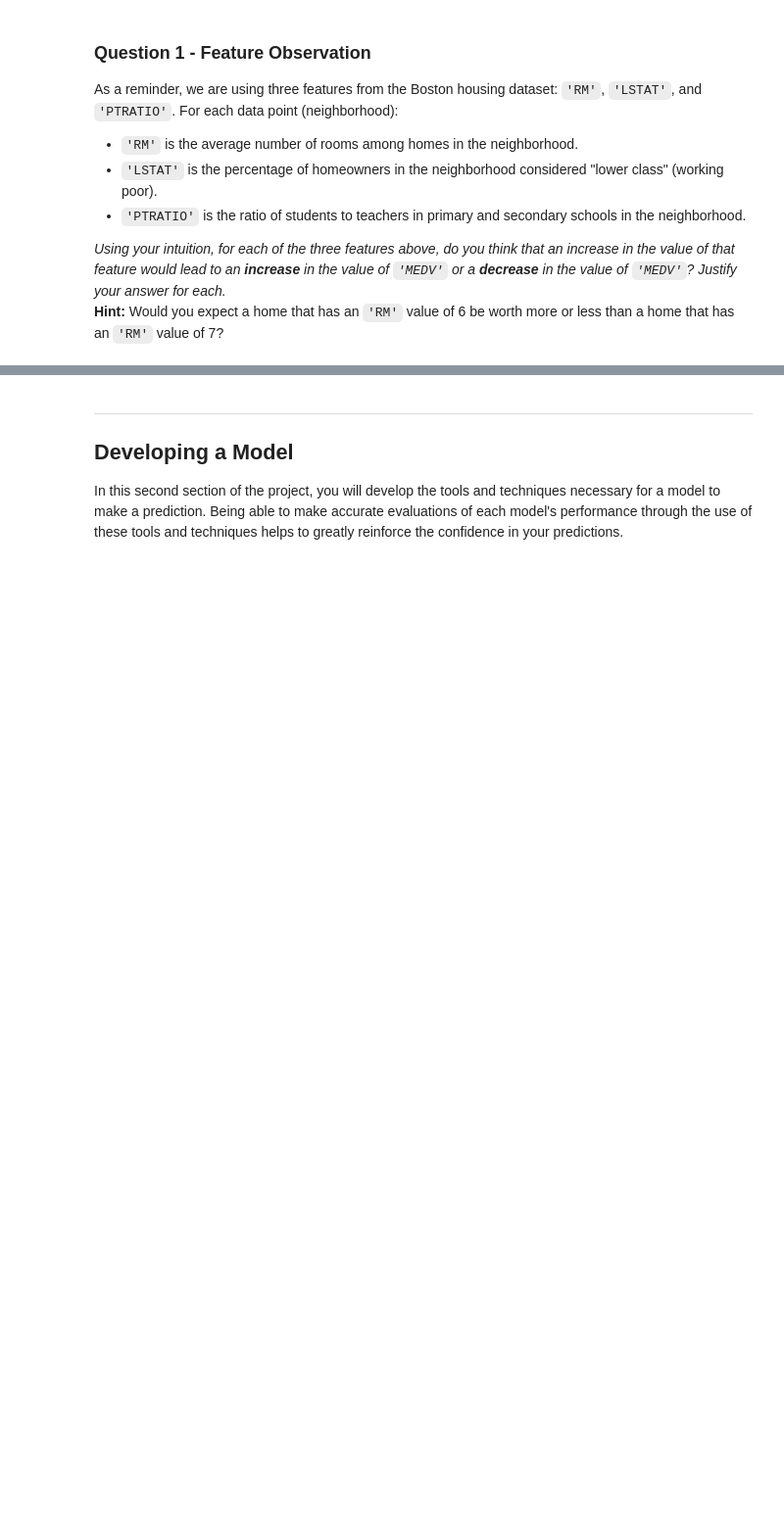
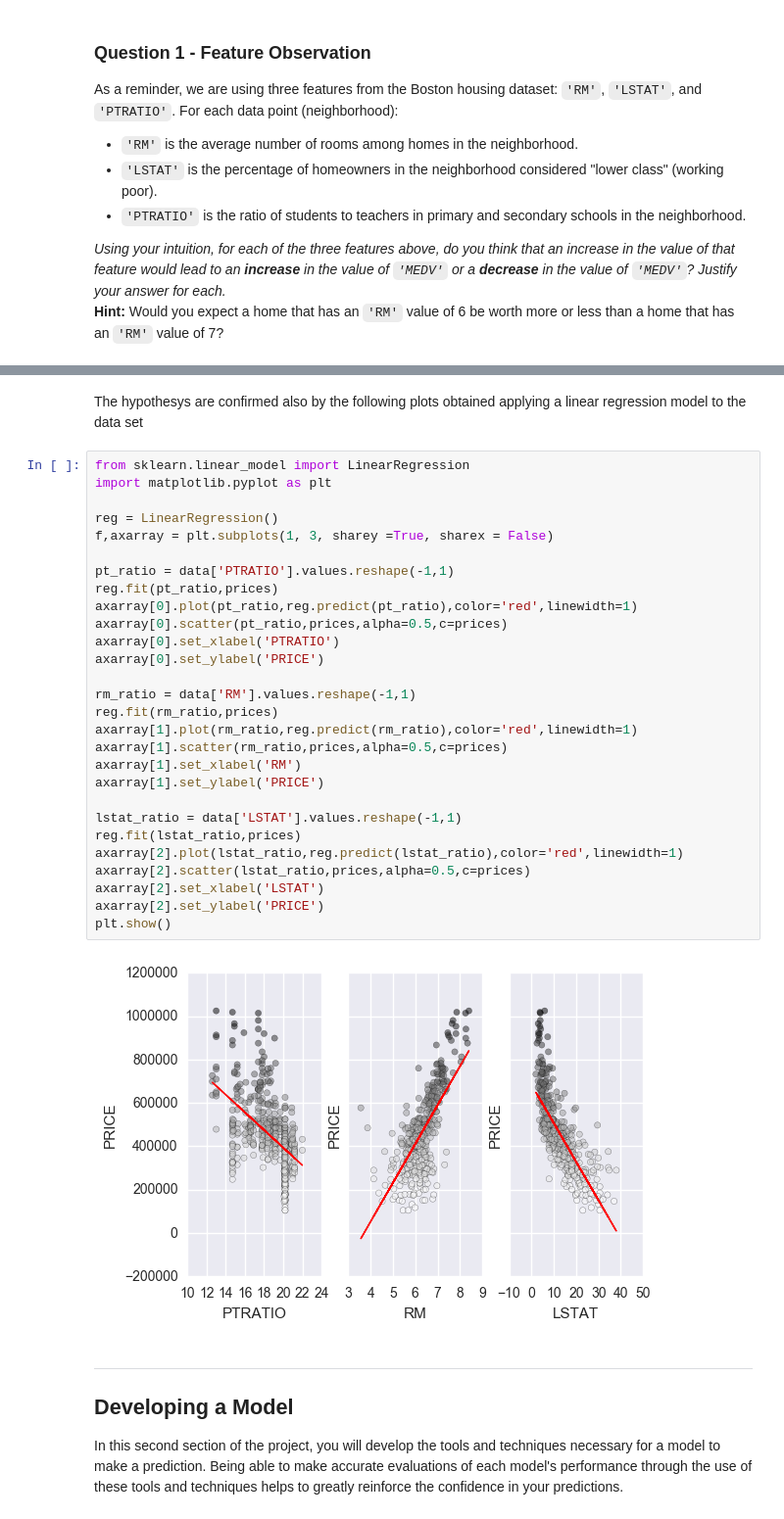
Before and after one commit to asindico/machinelearning-Boston_Housing, a Jupyter notebook: boston_housing.ipynb, the cells around one changed output, grey strips where cells are left out. Shown at 98% size. Drawn from its saved outputs; the diff is of its cells as text; blank space fills up the shorter version.

```diff
--- a/boston_housing.ipynb
+++ b/boston_housing.ipynb
@@ -107,6 +112,38 @@ sns.heatmap(corr_m)
 # %% [output]
 <matplotlib.axes._subplots.AxesSubplot at 0x...>
 [figure]
+# %% [markdown]
+The hypothesys are confirmed also by the following plots obtained applying a linear regression model to the data set
+# %%
+from sklearn.linear_model import LinearRegression
+import matplotlib.pyplot as plt
+
+reg = LinearRegression()
+f,axarray = plt.subplots(1, 3, sharey =True, sharex = False)
+
+pt_ratio = data['PTRATIO'].values.reshape(-1,1)
+reg.fit(pt_ratio,prices)
+axarray[0].plot(pt_ratio,reg.predict(pt_ratio),color='red',linewidth=1)
+axarray[0].scatter(pt_ratio,prices,alpha=0.5,c=prices)
+axarray[0].set_xlabel('PTRATIO')
+axarray[0].set_ylabel('PRICE')
+
+rm_ratio = data['RM'].values.reshape(-1,1)
+reg.fit(rm_ratio,prices)
+axarray[1].plot(rm_ratio,reg.predict(rm_ratio),color='red',linewidth=1)
+axarray[1].scatter(rm_ratio,prices,alpha=0.5,c=prices)
+axarray[1].set_xlabel('RM')
+axarray[1].set_ylabel('PRICE')
+
+lstat_ratio = data['LSTAT'].values.reshape(-1,1)
+reg.fit(lstat_ratio,prices)
+axarray[2].plot(lstat_ratio,reg.predict(lstat_ratio),color='red',linewidth=1)
+axarray[2].scatter(lstat_ratio,prices,alpha=0.5,c=prices)
+axarray[2].set_xlabel('LSTAT')
+axarray[2].set_ylabel('PRICE')
+plt.show()
+# %% [output]
+[figure, added]
 # %% [markdown]
 ----
 
```
Also changed, not shown: parts of 12 cells of this notebook, 1 other file.
